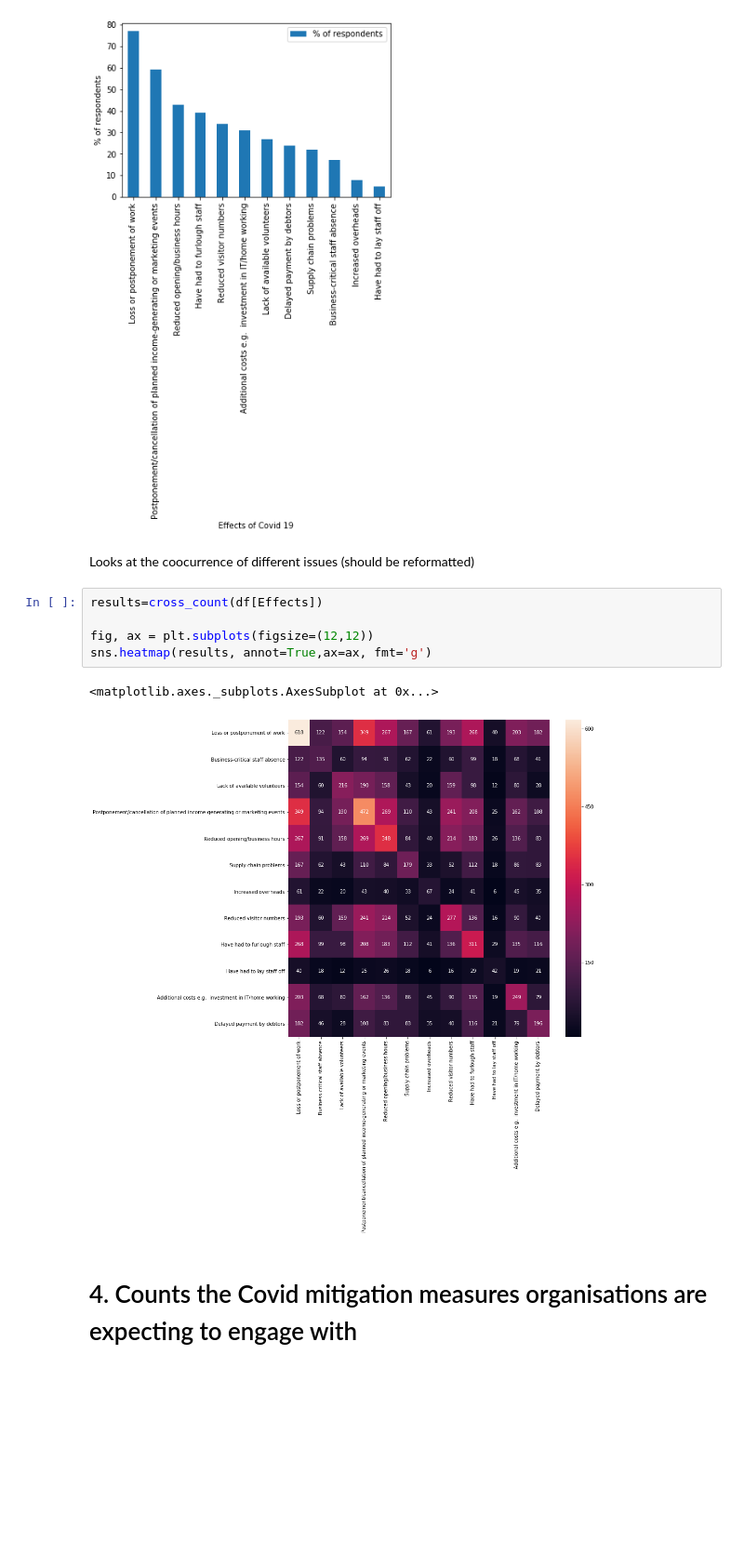
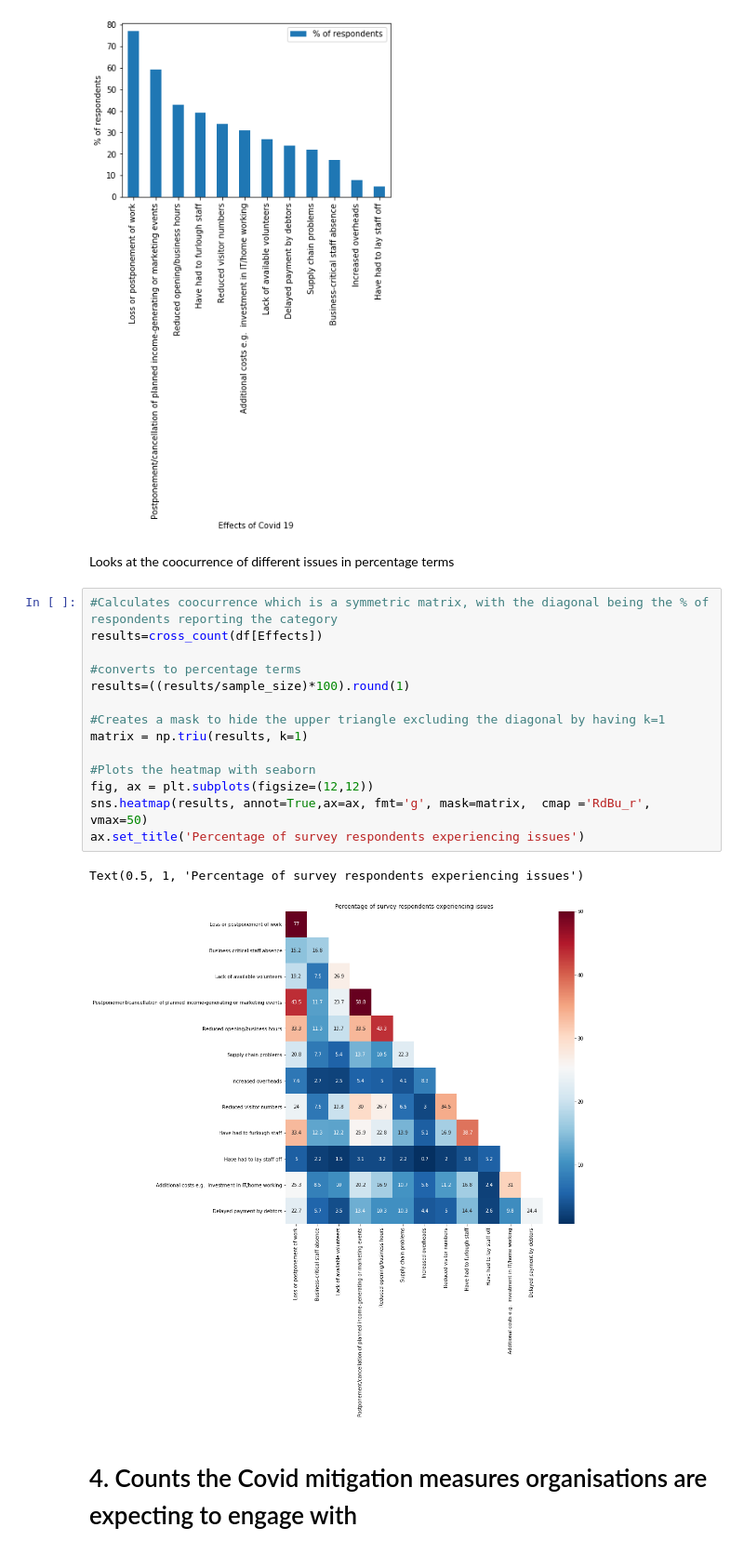
Before and after one commit to johnardavies/Analysis_of_effects_of_covid_in_uk_heritage_sector, a Jupyter notebook: Covid_heritage.ipynb, the cells around one changed output. Shown at 93% size. Cells and saved outputs as stored; diff of their text form; blank space fills up the shorter version.

Commit message:
added heat maps of coocurrence of issues and support measures

```diff
--- a/Covid_heritage.ipynb
+++ b/Covid_heritage.ipynb
@@ -248,15 +248,24 @@ ax.set_ylabel("% of respondents")
 Text(0, 0.5, '% of respondents')
 [figure]
 # %% [markdown]
-Looks at the coocurrence of different issues  (should be reformatted)
+Looks at the coocurrence of different issues in percentage terms
-# %%
-results=cross_count(df[Effects])
-
-fig, ax = plt.subplots(figsize=(12,12))
-sns.heatmap(results, annot=True,ax=ax, fmt='g')
-# %% [output]
-<matplotlib.axes._subplots.AxesSubplot at 0x...>
-[figure, removed]
+# %%
+#Calculates coocurrence which is a symmetric matrix, with the diagonal being the % of respondents reporting the category
+results=cross_count(df[Effects])
+
+#converts to percentage terms
+results=((results/sample_size)*100).round(1)
+
+#Creates a mask to hide the upper triangle excluding the diagonal by having k=1
+matrix = np.triu(results, k=1)
+
+#Plots the heatmap with seaborn
+fig, ax = plt.subplots(figsize=(12,12))
+sns.heatmap(results, annot=True,ax=ax, fmt='g', mask=matrix,  cmap ='RdBu_r', vmax=50)
+ax.set_title('Percentage of survey respondents experiencing issues')
+# %% [output]
+Text(0.5, 1, 'Percentage of survey respondents experiencing issues')
+[figure, added]
 # %% [markdown]
 # 4. Counts the Covid mitigation measures organisations are expecting to engage with
 # %%
```
Also changed, not shown: parts of 3 cells of this notebook.
